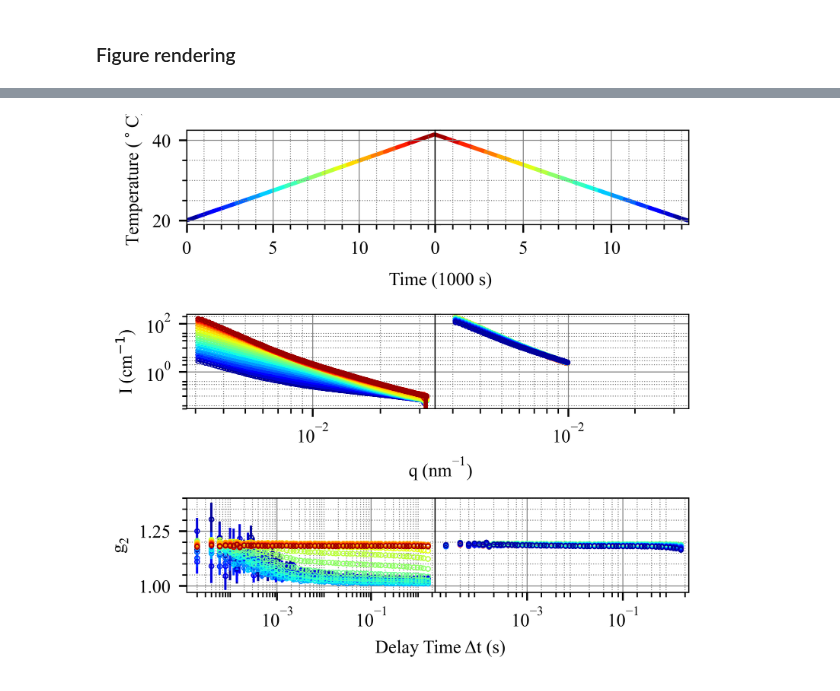
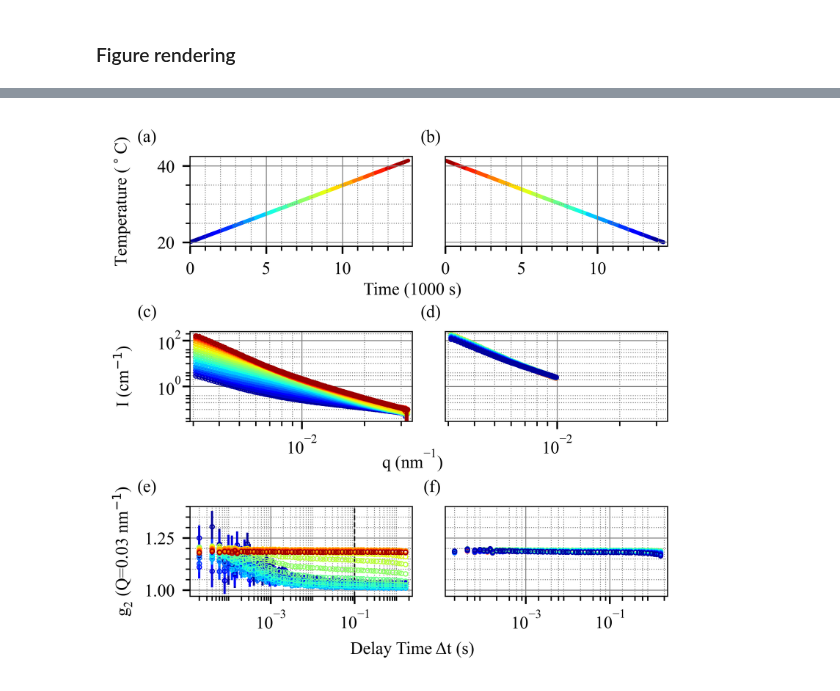
Before and after one commit to AZjk/llps-saxpcs, a Jupyter notebook: H04/H04_Plot.ipynb, the cells around one changed output, grey strips where cells are left out. Saved outputs shown, nothing was run; the diff lists cells and outputs as text; code cells hidden in the pictures.

```diff
--- a/H04/H04_Plot.ipynb
+++ b/H04/H04_Plot.ipynb
@@ -426,26 +61,27 @@ def plot_one_column(ax, avg_data_list, second_column=False, g2_idx=0):
         ax[2].errorbar(t_el, avg_dict['g2'][:, g2_idx],  yerr=avg_dict['g2_err'][:, g2_idx],
                        fmt='o', color=color, lw=1, ms=2, mew=0.5, mfc='none')
 
-    ax[2].set_ylim(0.97, 1.4)
-    ax[2].set_xlim(0.000012,3)
-
-    ax[0].set_xlim(0, 14.7)
+    ax[0].set_xlim(0, 14.6)
+    ax[1].set_xlim(2.9e-3, 3.4e-2)
+    ax[2].set_xlim(0.000012,2.4)
     ax[2].set_xscale('log')
     ax[1].set_ylim(0.03, 250)
+    ax[2].set_ylim(0.97, 1.4)
 
 
     if not second_column:
-        ax[0].set_ylabel('Temperature ($^\circ$C)', fontname="Times New Roman")
-        ax[1].set_ylabel('I (cm$^{-1}$)', fontname="Times New Roman")
-        ax[2].set_ylabel('$\mathdefault{g_2}$', fontname="Times New Roman")
+        ax[0].set_ylabel('Temperature ($^\circ$C)', fontname="Times New Roman", labelpad = 12)
+        ax[1].set_ylabel('I (cm$^{-1}$)', fontname="Times New Roman", labelpad = 11)
+        ax[2].set_ylabel('$\mathdefault{g_2}$ (Q=0.03 nm$^{-1}$)', fontname="Times New Roman", labelpad = 5)
         plt.subplots_adjust(left=0.15)
 
         ax[0].set_xlabel('Time (1000 s)', fontname="Times New Roman")
         ax[1].set_xlabel('q (nm$\mathdefault{^{-1}}$)', fontname="Times New Roman")
         ax[2].set_xlabel('Delay Time Δt (s)', fontname="Times New Roman")
-        ax[0].xaxis.set_label_coords(1.0, -0.5)
-        ax[1].xaxis.set_label_coords(1.0, -0.5)
+        ax[0].xaxis.set_label_coords(1.0, -0.4)
+        ax[1].xaxis.set_label_coords(1.0, -0.3)
         ax[2].xaxis.set_label_coords(1.0, -0.5)
+        ax[2].axvline(x=0.1, color='black', linestyle='--', linewidth=0.6)
 
         ax[0].grid(which='major', linestyle='-', linewidth='0.4', color='gray')
         ax[0].minorticks_on()
@@ -456,6 +92,7 @@ def plot_one_column(ax, avg_data_list, second_column=False, g2_idx=0):
         ax[1].grid(which='minor', linestyle=':', linewidth='0.4', color='gray')
         ax[1].yaxis.set_minor_locator(matplotlib.ticker.LogLocator(base=10, subs=np.arange(1, 5) *1, numticks=4))
         ax[1].tick_params(axis='y', which='minor', left=True, right=False, labelleft=False)
+        ax[1].set_yticklabels(ax[1].get_yticklabels(), ha='left', x=-0.08)
 
         ax[2].grid(which='major', linestyle='-', linewidth='0.4', color='gray')
         ax[2].minorticks_on()
@@ -467,15 +104,12 @@ def plot_one_column(ax, avg_data_list, second_column=False, g2_idx=0):
 
         plt.subplots_adjust(left=0.15, right=0.95, bottom=0.2, top=0.9)
 
-
-
-
     if second_column:
-        ax[0].set_xlim(0, 14.4)
-        ax[1].set_xlim(2.5e-3, 3.5e-2)
+        ax[0].set_xlim(0, 14.6)
+        ax[1].set_xlim(2.9e-3, 3.4e-2)
+        ax[2].set_xlim(0.000012,2.4)
         ax[1].set_ylim(0.03, 250)
         ax[2].set_ylim(0.97, 1.4)
-        ax[2].set_xlim(0.000012,2.4)
 
         ax[0].tick_params(axis='y', labelleft=False)
         ax[1].tick_params(axis='y', labelleft=False)
@@ -486,32 +120,42 @@ def plot_one_column(ax, avg_data_list, second_column=False, g2_idx=0):
         ax[0].grid(which='minor', linestyle=':', linewidth='0.4', color='gray')
         ax[0].tick_params(axis='y', which='both', left=False, right=False, labelleft=False)
 
         ax[1].grid(which='major', linestyle='-', linewidth='0.4', color='gray')
         ax[1].minorticks_on()
         ax[1].grid(which='minor', linestyle=':', linewidth='0.4', color='gray')
         ax[1].yaxis.set_minor_locator(matplotlib.ticker.LogLocator(base=10, subs=np.arange(1, 5) * 1, numticks=4))
         ax[1].tick_params(axis='y', which='both', left=False, right=False, labelleft=False)
 
         ax[2].grid(which='major', linestyle='-', linewidth='0.4', color='gray')
         ax[2].minorticks_on()
         ax[2].grid(which='minor', linestyle=':', linewidth='0.4', color='gray')
         ax[2].tick_params(axis='y', which='both', left=False, right=False, labelleft=False)
         ax[2].set_xscale('log')
         ax[2].xaxis.set_minor_locator(ticker.LogLocator(base=10, subs=np.arange(1, 10), numticks=100))
         ax[2].xaxis.set_minor_locator(matplotlib.ticker.LogLocator(base=10, subs=np.arange(-5, 1, 0.2), numticks=10))
 
         ax[2].tick_params(axis='x', which='minor', labelbottom=False)
 
-plt.tight_layout(w_pad=-3.3, h_pad=4.0)
+plt.tight_layout(w_pad=-1, h_pad=4.0)
 
 plot_one_column(ax[:, 0], avg_ramp_up)
 plot_one_column(ax[:, 1], avg_ramp_down, second_column=True)
 for a in ax.flatten():
     a.spines['top'].set_linewidth(0.5)
     a.spines['right'].set_linewidth(0.5)
     a.spines['bottom'].set_linewidth(0.5)
     a.spines['left'].set_linewidth(0.5)
 
+# Add labels (a) to (f)
+ax[0, 0].text(-0.15, 1.3, '(a)', transform=ax[0, 0].transAxes, fontsize=8, va='top', ha='right')
+ax[1, 0].text(-0.15, 1.3, '(c)', transform=ax[1, 0].transAxes, fontsize=8, va='top', ha='right')
+ax[2, 0].text(-0.15, 1.3, '(e)', transform=ax[2, 0].transAxes, fontsize=8, va='top', ha='right')
+
+ax[0, 1].text(-0.02, 1.3, '(b)', transform=ax[0, 1].transAxes, fontsize=8, va='top', ha='right')
+ax[1, 1].text(-0.02, 1.3, '(d)', transform=ax[1, 1].transAxes, fontsize=8, va='top', ha='right')
+ax[2, 1].text(-0.02, 1.3, '(f)', transform=ax[2, 1].transAxes, fontsize=8, va='top', ha='right')
+
+
 plt.savefig('H04.pdf')
 # %% [output]
-[figure, old version]
+[figure, new version]
```
Also changed, not shown: parts of 3 cells of this notebook, 2 other files.
